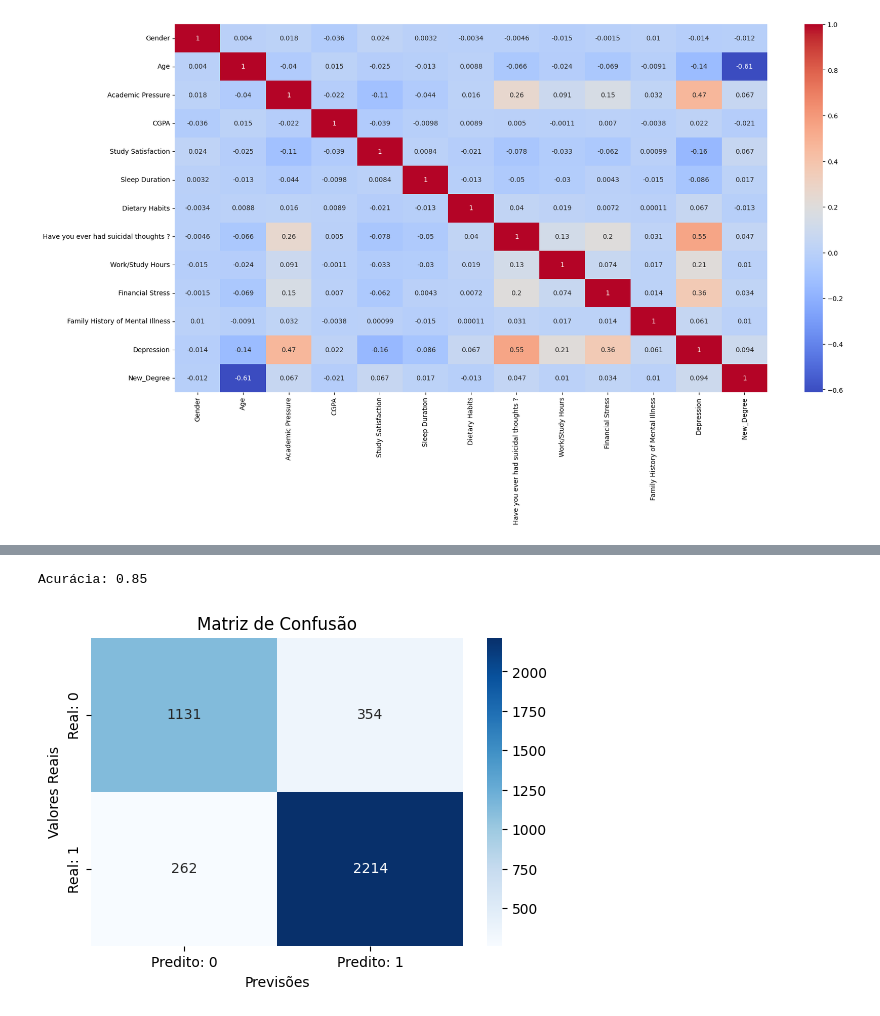
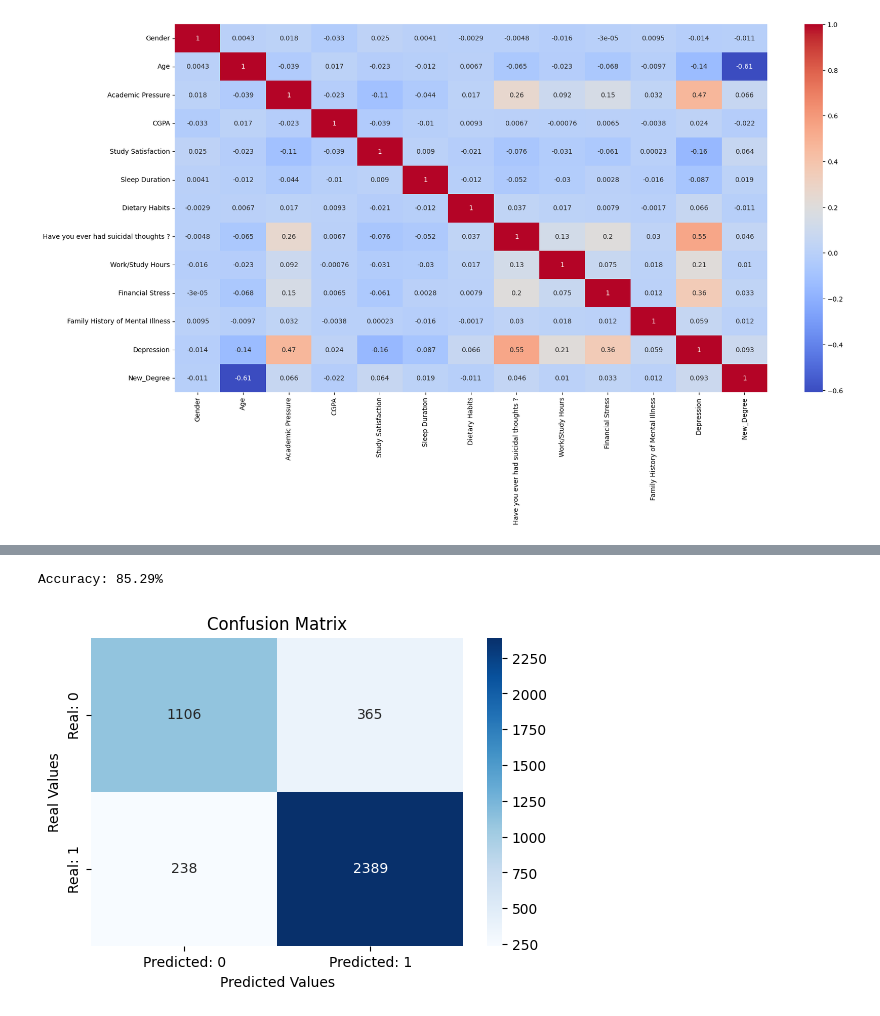
Before and after one commit to saulotp/depression-prediction--logistic-regression, a Jupyter notebook: main.ipynb, the cells around one changed output, grey strips where cells are left out. Drawn from its saved outputs; the diff is of its cells as text; code cells hidden in the pictures.

```diff
--- a/main.ipynb
+++ b/main.ipynb
@@ -19,0 +45,4 @@ main = main.drop(['id'], axis=1)
+# %%
+## REMOVING NULL VALUES
+main = main.dropna()
+main.isnull().sum()
@@ -69,5 +99,6 @@ Name: count, dtype: int64
 # %%
-cities_to_remove = main['City'].value_counts()[main['City'].value_counts() < 600]
+## REMOVING CITIES WITH LESS THAN 400 STUDENTS
+cities_to_remove = main['City'].value_counts()[main['City'].value_counts() < 400]
 main = main[~main['City'].isin(cities_to_remove.index)]
 main['City'].value_counts()
 # %% [output]
@@ -451,40 +497,36 @@ main_encoded
 main_encoded = main_encoded.drop(['City', 'Degree'], axis=1)
 # %%
-
-
+## SPLITTING THE DATA INTO FEATURES AND TARGET
 X = main_encoded.drop('Depression', axis=1).values  # Features
 y = main_encoded['Depression'].values  # Target
 
-# Dividir em treino e teste
+## SPLITTING THE DATA INTO TRAIN AND TEST
 X_train, X_test, y_train, y_test = train_test_split(X, y, test_size=0.2, random_state=42)
 
-# Normalizar apenas as features
+## NORMALIZING THE DATA FEATURES USING STANDARD SCALER
 scaler = StandardScaler()
 X_train_scaled = scaler.fit_transform(X_train)
 X_test_scaled = scaler.transform(X_test)
 
-# Regressão logística
+## TRAINING THE MODEL USING LOGISTIC REGRESSION
 model = LogisticRegression()
 model.fit(X_train_scaled, y_train)
 
-# Avaliação
+## SCORE
 score = model.score(X_test_scaled, y_test)
-print(f"Acurácia: {score:.2f}")
+print(f"Accuracy: {score*100:.2f}%")
 # %% [output]
-Acurácia: 0.85
+Accuracy: 85.29%
 # %%
-
-
-# Gerar a matriz de confusão
+## PLLOTING THE CONFUSION MATRIX
 y_pred = model.predict(X_test_scaled)
 cm = confusion_matrix(y_test, y_pred)
 
-# Plotar a matriz de confusão
 plt.figure(figsize=(6, 4))
-sns.heatmap(cm, annot=True, fmt='d', cmap='Blues', xticklabels=['Predito: 0', 'Predito: 1'], yticklabels=['Real: 0', 'Real: 1'])
-plt.title('Matriz de Confusão')
-plt.xlabel('Previsões')
-plt.ylabel('Valores Reais')
+sns.heatmap(cm, annot=True, fmt='d', cmap='Blues', xticklabels=['Predicted: 0', 'Predicted: 1'], yticklabels=['Real: 0', 'Real: 1'])
+plt.title('Confusion Matrix')
+plt.xlabel('Predicted Values')
+plt.ylabel('Real Values')
 plt.show()
 # %% [output]
-[figure, old version]
+[figure, new version]
```
Also changed, not shown: parts of 48 cells of this notebook.
